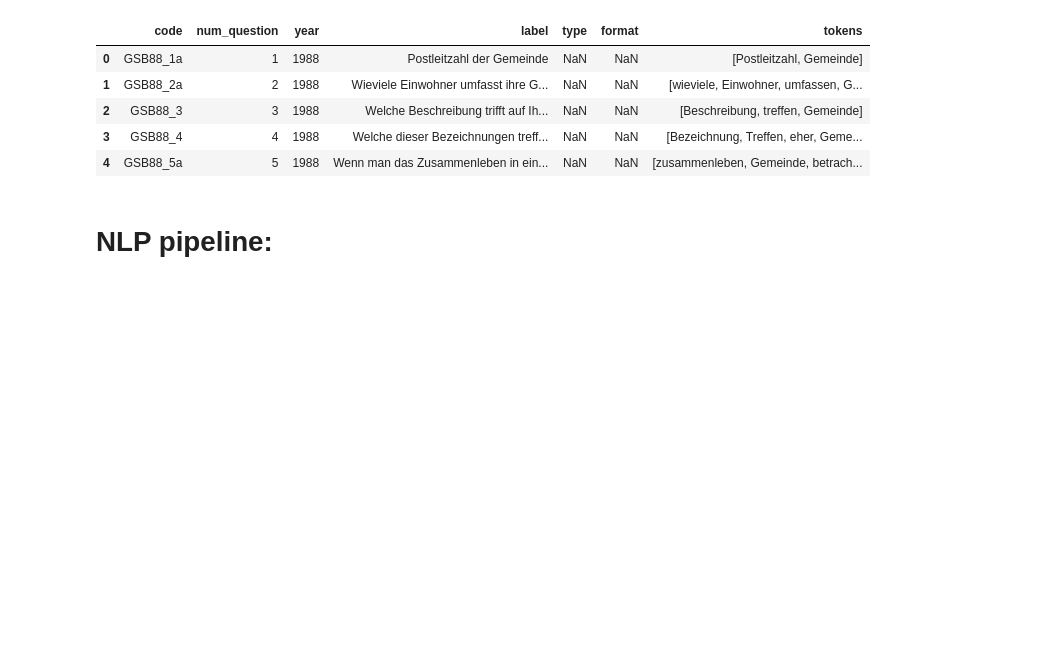
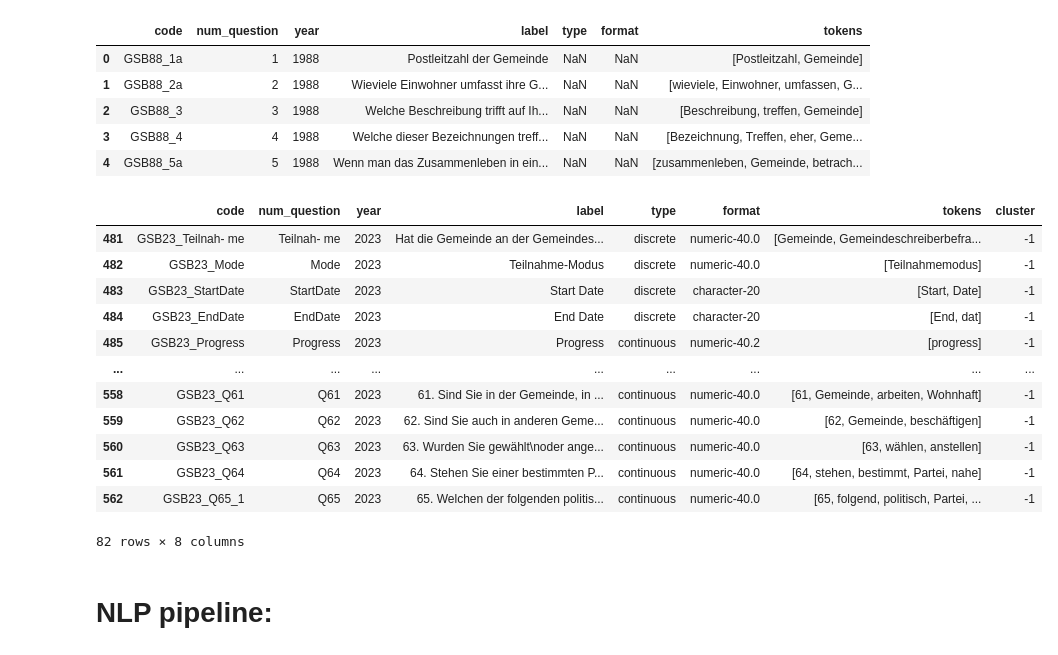
Before and after one commit to hhueber/IDHEAP-Datahub, a Jupyter notebook: nlp_notebook.ipynb, the cells around one changed output. Saved outputs shown, nothing was run; the diff lists cells and outputs as text; code cells hidden in the pictures; blank space fills up the shorter version.

```diff
--- a/nlp_notebook.ipynb
+++ b/nlp_notebook.ipynb
@@ -204,6 +205,22 @@ merged_df.head()
 | 2 | GSB88_3 | 3 | 1988 | Welche Beschreibung trifft auf Ih... | NaN | NaN | [Beschreibung, treffen, Gemeinde] |
 | 3 | GSB88_4 | 4 | 1988 | Welche dieser Bezeichnungen treff... | NaN | NaN | [Bezeichnung, Treffen, eher, Geme... |
 | 4 | GSB88_5a | 5 | 1988 | Wenn man das Zusammenleben in ein... | NaN | NaN | [zusammenleben, Gemeinde, betrach... |
+# %%
+merged_df[merged_df['year'] == 2023]
+# %% [output]
+|  | code | num_question | year | label | type | format | tokens | cluster |
+| 481 | GSB23_Teilnah- me | Teilnah- me | 2023 | Hat die Gemeinde an der Gemeindes... | discrete | numeric-40.0 | [Gemeinde, Gemeindeschreiberbefra... | -1 |
+| 482 | GSB23_Mode | Mode | 2023 | Teilnahme-Modus | discrete | numeric-40.0 | [Teilnahmemodus] | -1 |
+| 483 | GSB23_StartDate | StartDate | 2023 | Start Date | discrete | character-20 | [Start, Date] | -1 |
+| 484 | GSB23_EndDate | EndDate | 2023 | End Date | discrete | character-20 | [End, dat] | -1 |
+| 485 | GSB23_Progress | Progress | 2023 | Progress | continuous | numeric-40.2 | [progress] | -1 |
+| ... | ... | ... | ... | ... | ... | ... | ... | ... |
+| 558 | GSB23_Q61 | Q61 | 2023 | 61. Sind Sie in der Gemeinde, in ... | continuous | numeric-40.0 | [61, Gemeinde, arbeiten, Wohnhaft] | -1 |
+| 559 | GSB23_Q62 | Q62 | 2023 | 62. Sind Sie auch in anderen Geme... | continuous | numeric-40.0 | [62, Gemeinde, beschäftigen] | -1 |
+| 560 | GSB23_Q63 | Q63 | 2023 | 63. Wurden Sie gewählt\noder ange... | continuous | numeric-40.0 | [63, wählen, anstellen] | -1 |
+| 561 | GSB23_Q64 | Q64 | 2023 | 64. Stehen Sie einer bestimmten P... | continuous | numeric-40.0 | [64, stehen, bestimmt, Partei, nahe] | -1 |
+| 562 | GSB23_Q65_1 | Q65 | 2023 | 65. Welchen der folgenden politis... | continuous | numeric-40.0 | [65, folgend, politisch, Partei, ... | -1 |
+82 rows × 8 columns
 # %% [markdown]
 # NLP pipeline:
 # %% [markdown]
```
Also changed, not shown: parts of 27 cells of this notebook.
